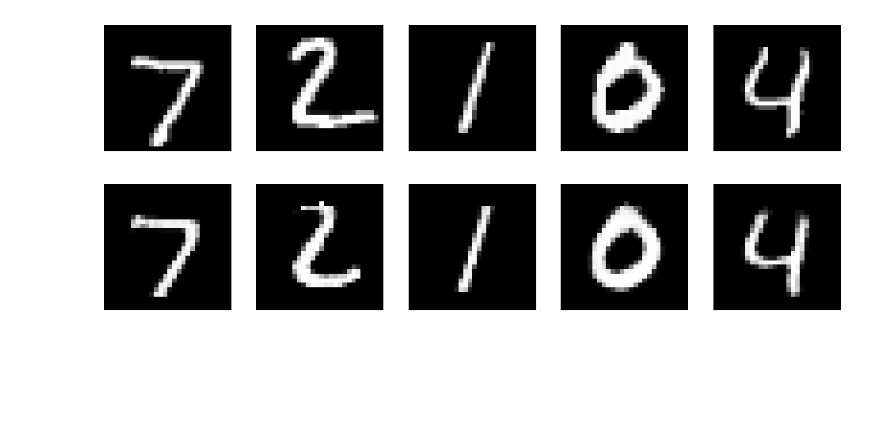
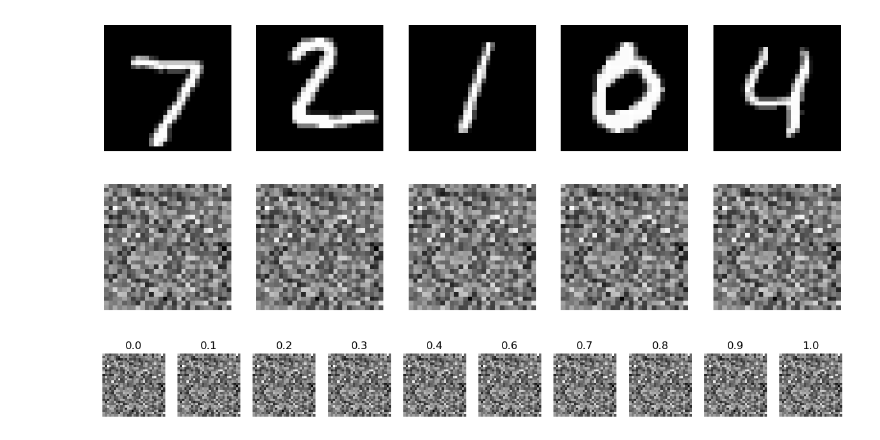
Before and after one commit to Dorknafo7/deep_learning_project, a Jupyter notebook: code/DecoderEncoderMNIST.ipynb, the cells around one changed output. Cells and saved outputs as stored; diff of their text form; code cells hidden in the pictures; blank space fills up the shorter version.

```diff
--- a/code/DecoderEncoderMNIST.ipynb
+++ b/code/DecoderEncoderMNIST.ipynb
@@ -55,10 +55,11 @@ decoder = DecoderMnist(latent_dim=128, out_channels=im_size[0])
 
 epochs = 5
 device = torch.device("cuda" if torch.cuda.is_available() else "cpu")
-trainEncoderMNIST(encoder, decoder, epochs, dl_train, dl_val, device=device)
+#trainEncoderMNIST(encoder, decoder, epochs, dl_train, dl_val, device=device)
 
-batch_images, _ = next(iter(dl_test))
-batch_images    = batch_images.to(device)
+batch_images, batch_labels = next(iter(dl_test))
+batch_images = batch_images.to(device)
+batch_labels = batch_labels.to(device)
 
 print_images(batch_images, num_to_print=5)
 encoded = encoder(batch_images)
@@ -66,5 +67,5 @@ decoded = decoder(encoded)
 print_images(decoded, num_to_print=5)
 
 # t-SNE
-plot_tsne(encoder, dl_test ,device, "mnist_encoder_1_2_1")
+#plot_tsne(encoder, dl_test ,device, "mnist_encoder_1_2_1")
 # %% [output]
@@ -77,5 +72,40 @@ Epoch [5/5], Train Loss: 0.0027, Validation Loss: 0.0026
 [figure]
-[figure, old version]
+[figure, new version]
+# %%
+# Find two images with different labels
+idx_1, idx_2 = None, None
+
+for i in range(len(batch_labels)):
+    for j in range(i + 1, len(batch_labels)):
+        if batch_labels[i] != batch_labels[j]:  # Ensure different digits
+            idx_1, idx_2 = i, j
+            break
+    if idx_1 is not None:
+        break
+
+# Extract the selected images
+x_1, x_2 = batch_images[idx_1], batch_images[idx_2]
+
+z_1 = encoder(x_1.unsqueeze(0))
+z_2 = encoder(x_2.unsqueeze(0))
+
+alphas = np.linspace(0, 1, 10)  # Generate 10 interpolation steps
+
+fig = plt.figure(figsize=(15, 8))
+
+for i, alpha in enumerate(alphas):
+    z_new = alpha * z_1 + (1 - alpha) * z_2  # Interpolate between z_1 and z_2
+    x_new = decoder(z_new)  # Decode back to image
+
+    # Plot the interpolated image
+    ax = fig.add_subplot(1, 10, i + 1)
+    ax.imshow(x_new.view(28, 28).cpu().data.numpy(), cmap='gray')
+    ax.set_axis_off()
+    ax.set_title(f"{alpha:.1f}")
+
+plt.show()
+# %% [output]
+[figure, added]
 # %%
 # Adding a classifier
 print("Section 1.2.1.2")
```
Also changed, not shown: parts of 4 cells of this notebook, 5 other files.
